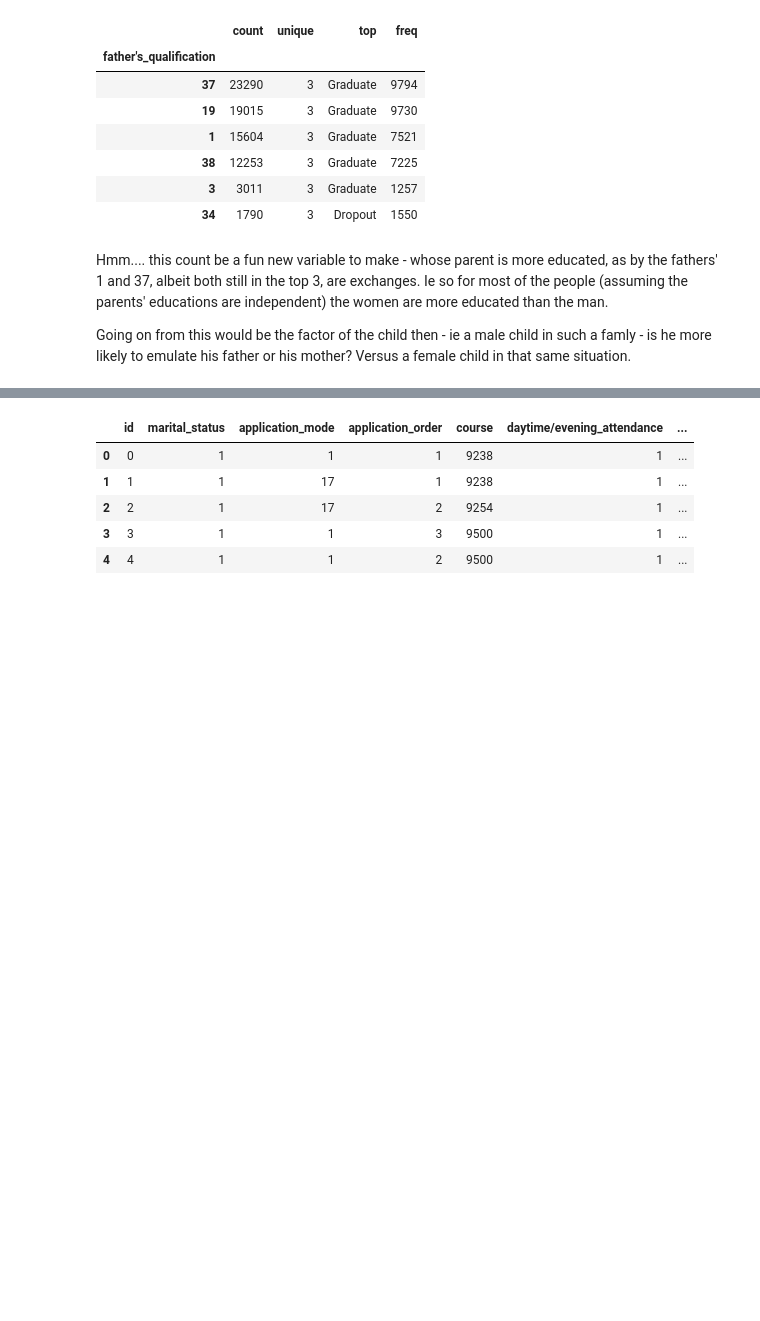
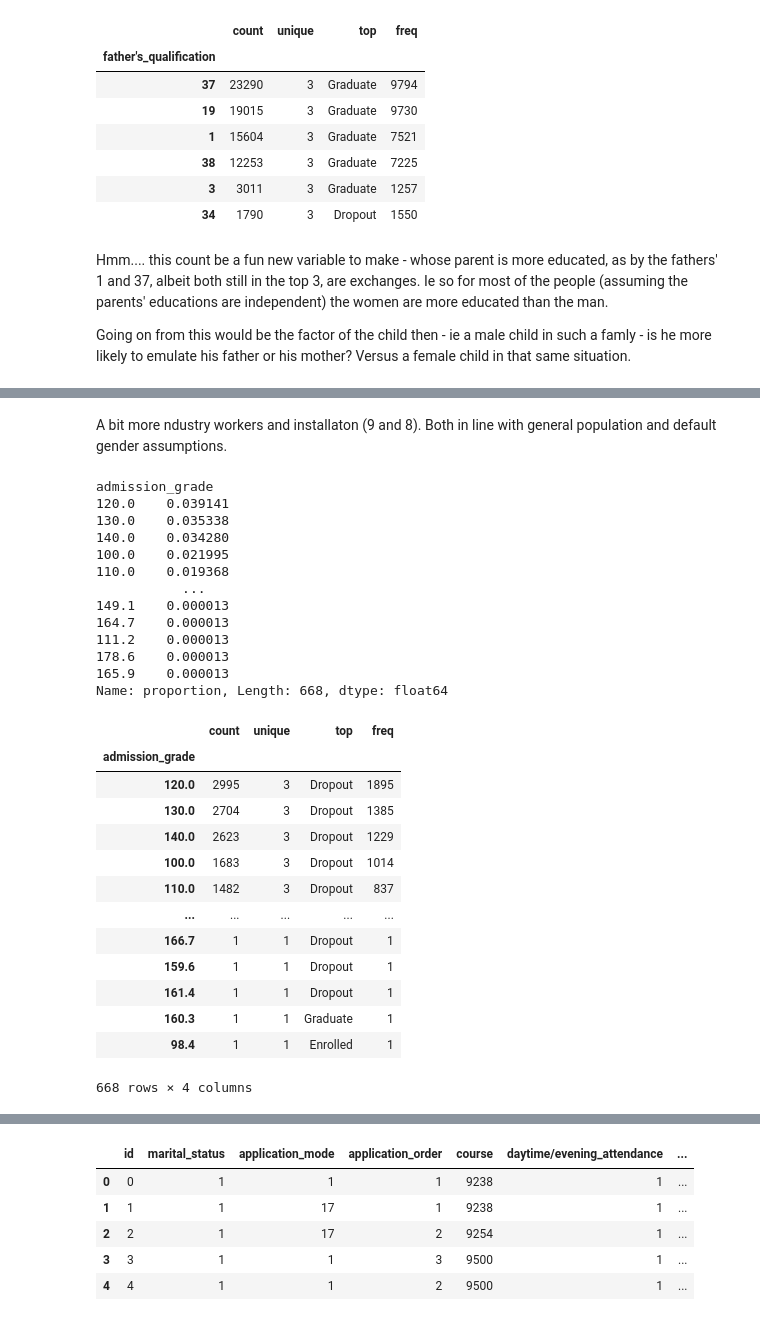
Before and after one commit to bwolff26/academic_success, a Jupyter notebook: code/ceda_i.ipynb, the cells around one changed output, grey strips where cells are left out. Cells and saved outputs as stored; diff of their text form; code cells hidden in the pictures; blank space fills up the shorter version.

```diff
--- a/code/ceda_i.ipynb
+++ b/code/ceda_i.ipynb
@@ -364,0 +411,35 @@ Going on from this would be the factor of the child then - ie a male child in su
+# %% [markdown]
+A bit more ndustry workers and installaton (9 and 8). Both in line with general population and default gender assumptions.
+# %%
+i = 13
+print(df[df.columns[i]].value_counts(normalize=True))
+grouped = df.groupby(df.columns[i]).size().sort_values(ascending=False)
+df.groupby(df.columns[i])['target'].describe().loc[grouped.index]
+# %% [output]
+admission_grade
+120.0    0.039141
+130.0    0.035338
+140.0    0.034280
+100.0    0.021995
+110.0    0.019368
+           ...
+149.1    0.000013
+164.7    0.000013
+111.2    0.000013
+178.6    0.000013
+165.9    0.000013
+Name: proportion, Length: 668, dtype: float64
+|  | count | unique | top | freq |
+| admission_grade |  |  |  |  |
+| 120.0 | 2995 | 3 | Dropout | 1895 |
+| 130.0 | 2704 | 3 | Dropout | 1385 |
+| 140.0 | 2623 | 3 | Dropout | 1229 |
+| 100.0 | 1683 | 3 | Dropout | 1014 |
+| 110.0 | 1482 | 3 | Dropout | 837 |
+| ... | ... | ... | ... | ... |
+| 166.7 | 1 | 1 | Dropout | 1 |
+| 159.6 | 1 | 1 | Dropout | 1 |
+| 161.4 | 1 | 1 | Dropout | 1 |
+| 160.3 | 1 | 1 | Graduate | 1 |
+| 98.4 | 1 | 1 | Enrolled | 1 |
+668 rows × 4 columns
```
Also changed, not shown: parts of 20 cells of this notebook.
